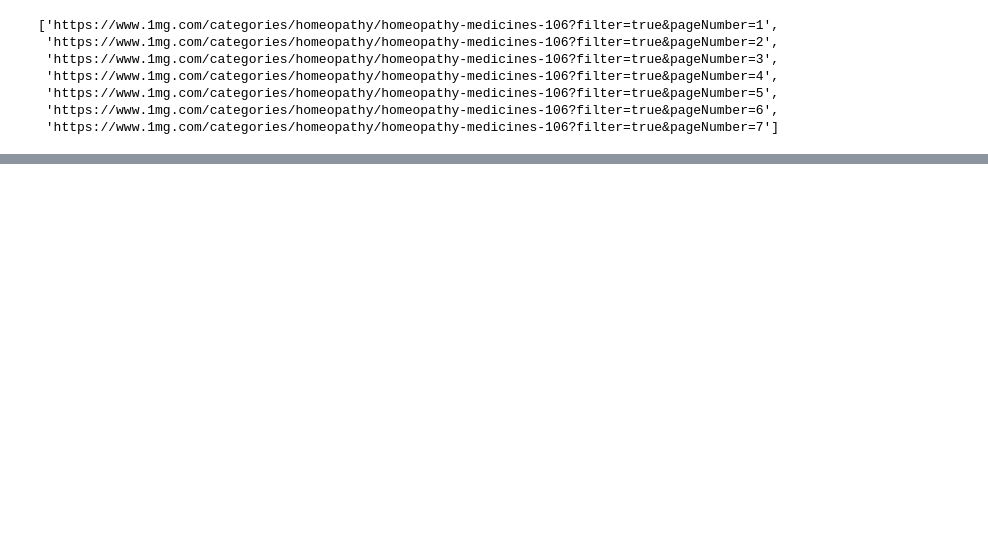
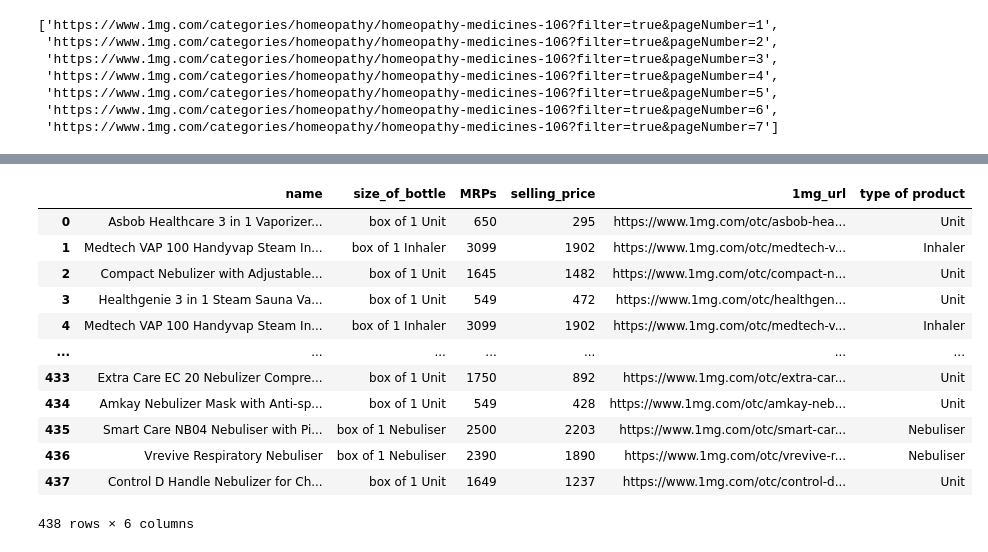
Before and after one commit to Deeakpant9759/WebScrapying_Scratch, a Jupyter notebook: 1mg_Scraper/scrap_homyoptahy.ipynb, the cells around one changed output, grey strips where cells are left out. Cells and saved outputs as stored; diff of their text form; code cells hidden in the pictures; blank space fills up the shorter version.

```diff
--- a/1mg_Scraper/scrap_homyoptahy.ipynb
+++ b/1mg_Scraper/scrap_homyoptahy.ipynb
@@ -153,2 +182,3 @@ df['selling_price'] = df['selling_price'].str.replace(r'MRP\s*', '', regex=True)
 # %%
-df.loc[df['selling_price'].str.contains("Discounted Price:"), 'selling_price'] = df['MRPs']
+df['MRPs']=df['MRPs'].fillna(df['selling_price'])
+df
@@ -154,0 +199,18 @@ df.loc[df['selling_price'].str.contains("Discounted Price:"), 'selling_price'] =
+# %%
+df['type of product'] = df['size_of_bottle'].str.split(' ').str[-1]
+# %%
+df
+# %% [output]
+|  | name | size_of_bottle | MRPs | selling_price | 1mg_url | type of product |
+| 0 | Asbob Healthcare 3 in 1 Vaporizer... | box of 1 Unit | 650 | 295 | https://www.1mg.com/otc/asbob-hea... | Unit |
+| 1 | Medtech VAP 100 Handyvap Steam In... | box of 1 Inhaler | 3099 | 1902 | https://www.1mg.com/otc/medtech-v... | Inhaler |
+| 2 | Compact Nebulizer with Adjustable... | box of 1 Unit | 1645 | 1482 | https://www.1mg.com/otc/compact-n... | Unit |
+| 3 | Healthgenie 3 in 1 Steam Sauna Va... | box of 1 Unit | 549 | 472 | https://www.1mg.com/otc/healthgen... | Unit |
+| 4 | Medtech VAP 100 Handyvap Steam In... | box of 1 Inhaler | 3099 | 1902 | https://www.1mg.com/otc/medtech-v... | Inhaler |
+| ... | ... | ... | ... | ... | ... | ... |
+| 433 | Extra Care EC 20 Nebulizer Compre... | box of 1 Unit | 1750 | 892 | https://www.1mg.com/otc/extra-car... | Unit |
+| 434 | Amkay Nebulizer Mask with Anti-sp... | box of 1 Unit | 549 | 428 | https://www.1mg.com/otc/amkay-neb... | Unit |
+| 435 | Smart Care NB04 Nebuliser with Pi... | box of 1 Nebuliser | 2500 | 2203 | https://www.1mg.com/otc/smart-car... | Nebuliser |
+| 436 | Vrevive Respiratory Nebuliser | box of 1 Nebuliser | 2390 | 1890 | https://www.1mg.com/otc/vrevive-r... | Nebuliser |
+| 437 | Control D Handle Nebulizer for Ch... | box of 1 Unit | 1649 | 1237 | https://www.1mg.com/otc/control-d... | Unit |
+438 rows × 6 columns
```
Also changed, not shown: parts of 9 cells of this notebook, 19 other files.
